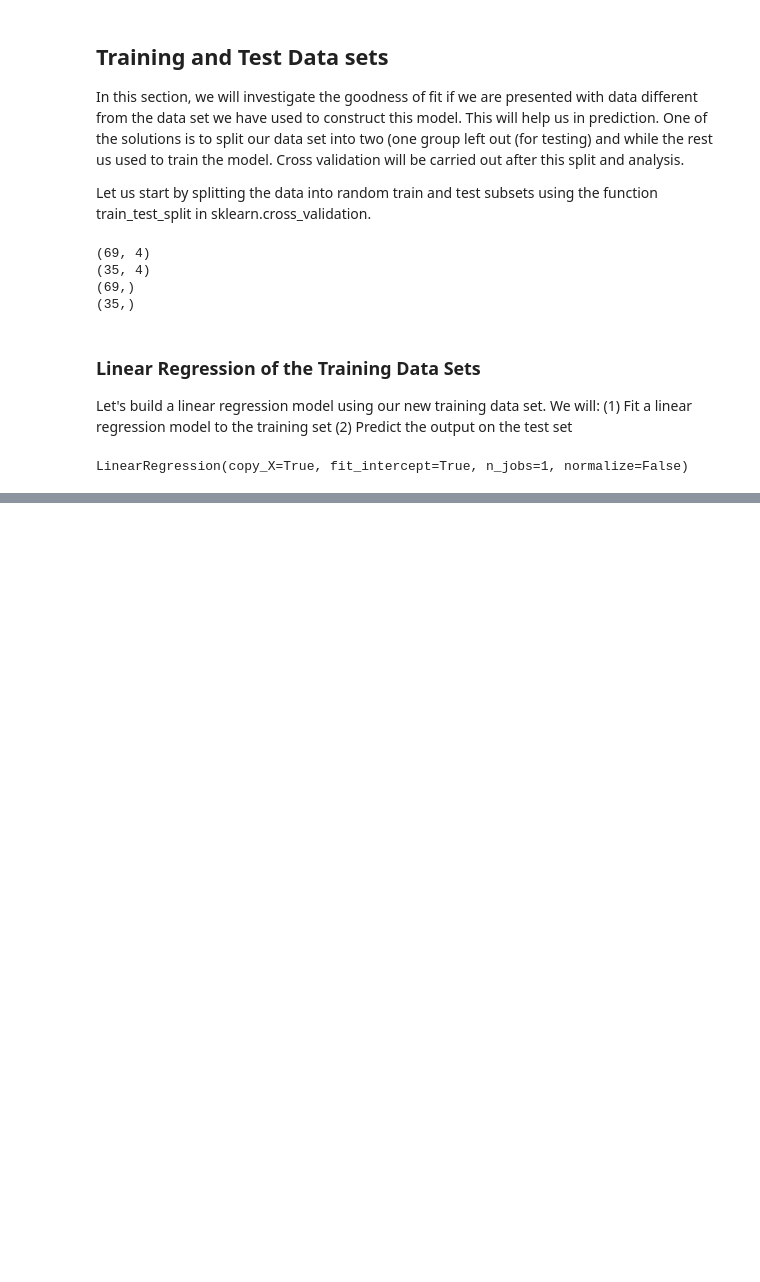
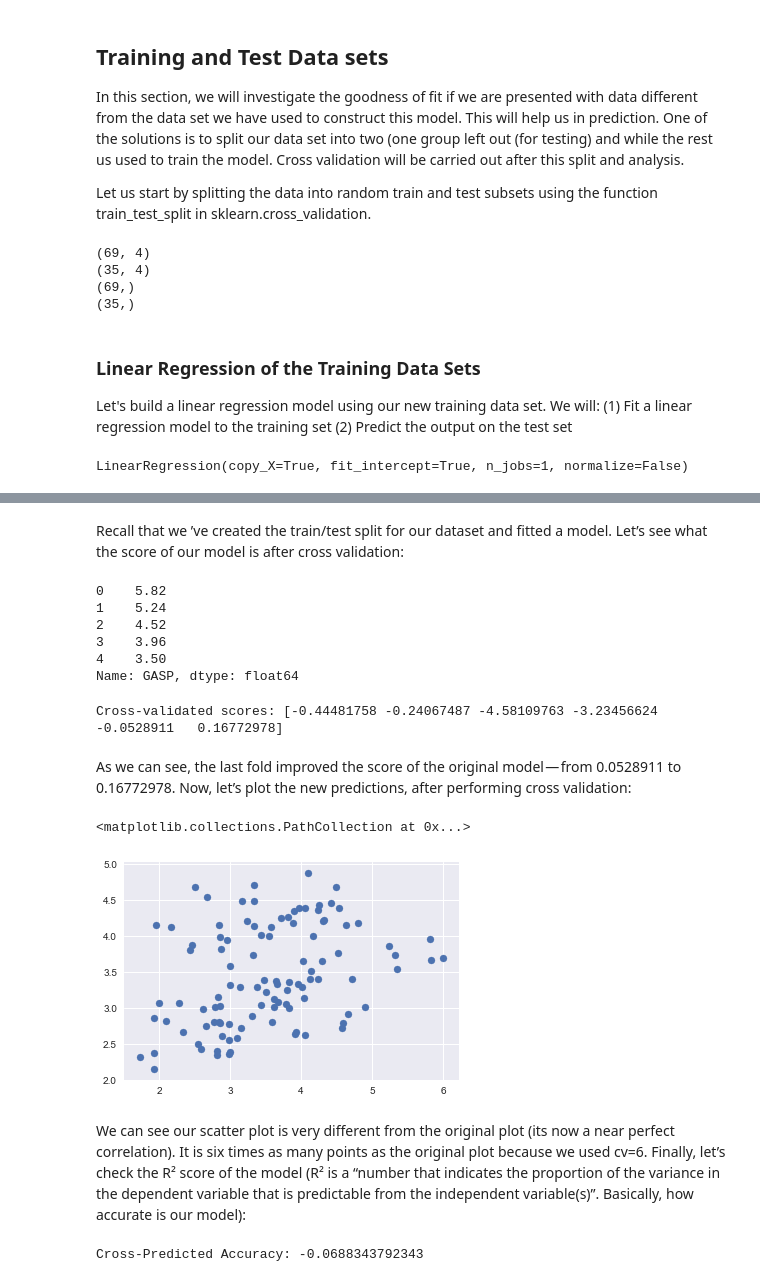
Before and after one commit to druchefavour/Data-Science---Project, a Jupyter notebook: Linear Regression.ipynb, the cells around one changed output, grey strips where cells are left out. Drawn from its saved outputs; the diff is of its cells as text; code cells hidden in the pictures; blank space fills up the shorter version.

Commit message:
commit cross_validation

```diff
--- a/Linear Regression.ipynb
+++ b/Linear Regression.ipynb
@@ -524,0 +630,37 @@ LinearRegression(copy_X=True, fit_intercept=True, n_jobs=1, normalize=False)
+# %% [markdown]
+Recall that we ’ve created the train/test split for our dataset and fitted a model. Let’s see what the score of our model is after cross validation:
+# %%
+# Drop the YY column, which is the column for the Gas Price (the dependent variable)
+from sklearn.linear_model import LinearRegression
+Y = df_mreg.GASP
+print(Y.head())
+# %% [output]
+0    5.82
+1    5.24
+2    4.52
+3    3.96
+4    3.50
+Name: GASP, dtype: float64
+# %%
+# Perform 6-fold cross validation
+scores = cross_val_score(lm.fit(X_train, Y_train), X, Y, cv=6)
+print ('Cross-validated scores:', scores)
+# %% [output]
+Cross-validated scores: [-0.44481758 -0.24067487 -4.58109763 -3.23456624 -0.0528911   0.16772978]
+# %% [markdown]
+As we can see, the last fold improved the score of the original model — from 0.0528911 to 0.16772978. Now, let’s plot the new predictions, after performing cross validation:
+# %%
+# Make cross validated predictions
+predictions = cross_val_predict(lm.fit(X_train, Y_train), X, Y, cv=6)
+plt.scatter(Y, predictions)
+# %% [output]
+<matplotlib.collections.PathCollection at 0x...>
+[figure, added]
+# %% [markdown]
+We can see our scatter plot is very different from the original plot (its now a near perfect correlation). It is six times as many points as the original plot because we used cv=6.
+Finally, let’s check the R² score of the model (R² is a “number that indicates the proportion of the variance in the dependent variable that is predictable from the independent variable(s)”. Basically, how accurate is our model):
+# %%
+accuracy = metrics.r2_score(Y, predictions)
+print ('Cross-Predicted Accuracy:', accuracy)
+# %% [output]
+Cross-Predicted Accuracy: -0.0688343792343
```
Also changed, not shown: parts of 14 cells of this notebook.
